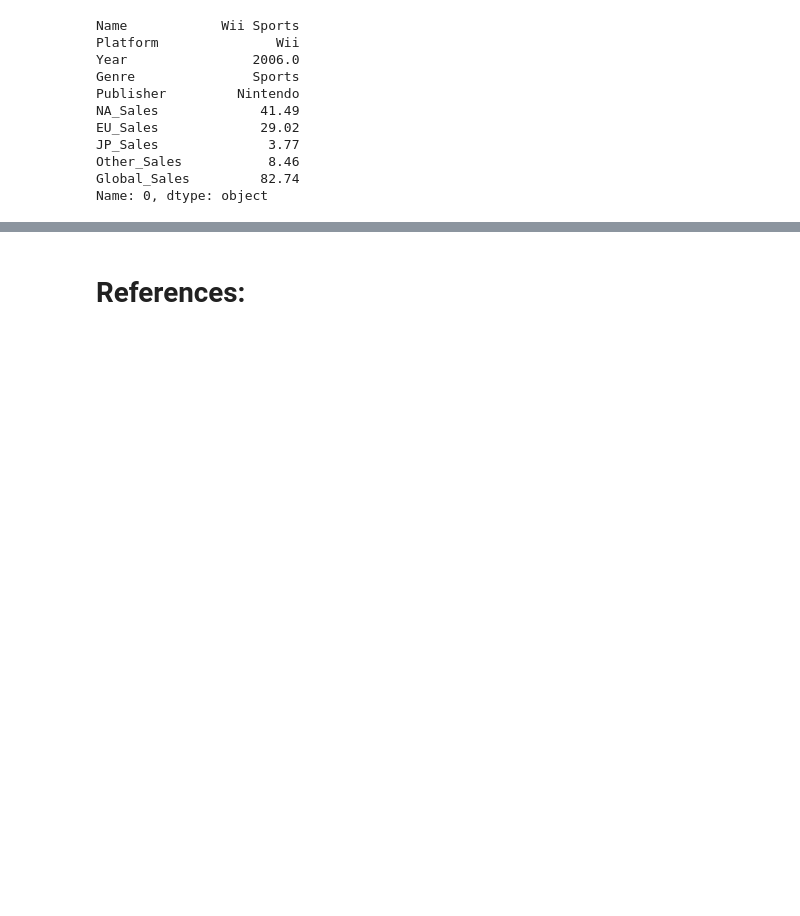
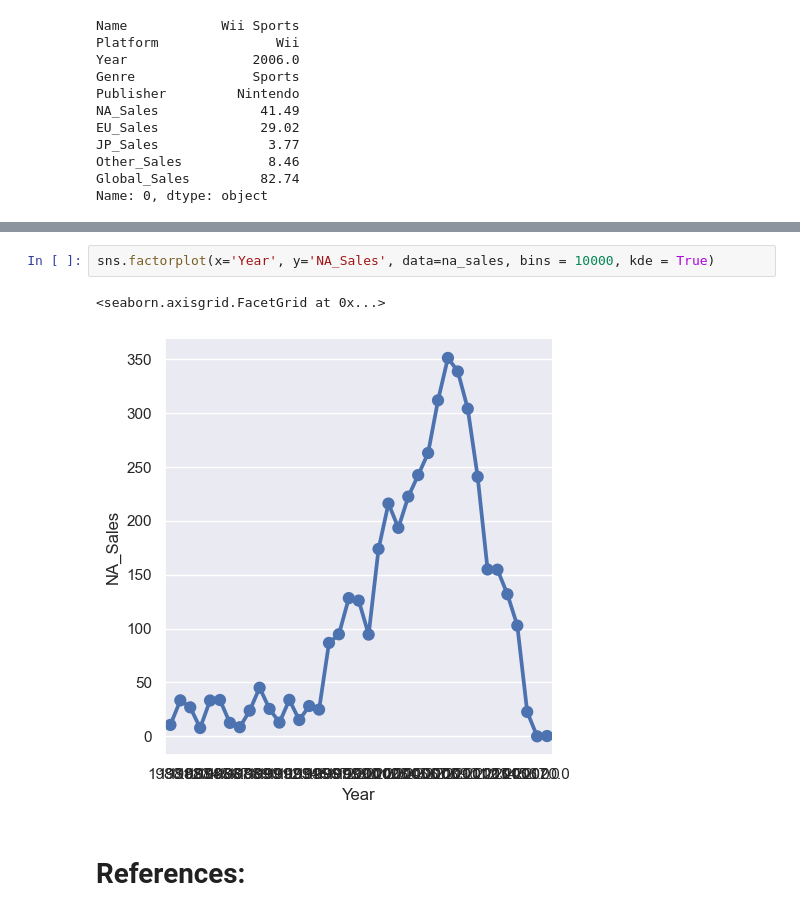
Before and after one commit to SeanE15/Programming-for-Data-Analysis, a Jupyter notebook: Assignment 1/PfDA Project 1.ipynb, the cells around one changed output, grey strips where cells are left out. Saved outputs shown, nothing was run; the diff lists cells and outputs as text; blank space fills up the shorter version.

```diff
--- a/Assignment 1/PfDA Project 1.ipynb
+++ b/Assignment 1/PfDA Project 1.ipynb
@@ -370,3 +416,8 @@ KNeighborsClassifier()
+# %%
+sns.factorplot(x='Year', y='NA_Sales', data=na_sales, bins = 10000, kde = True)
+# %% [output]
+<seaborn.axisgrid.FacetGrid at 0x...>
+[figure, added]
 # %% [markdown]
 # References:
 # %% [markdown]
```
Also changed, not shown: parts of 27 cells of this notebook.
